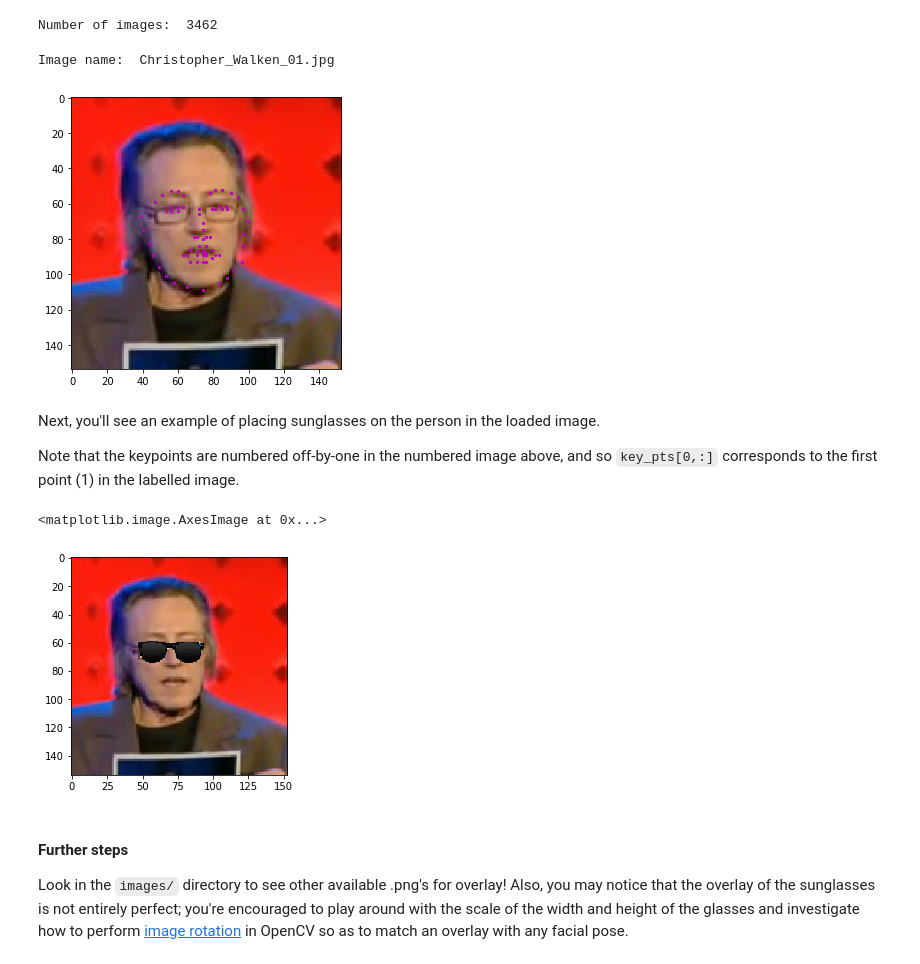
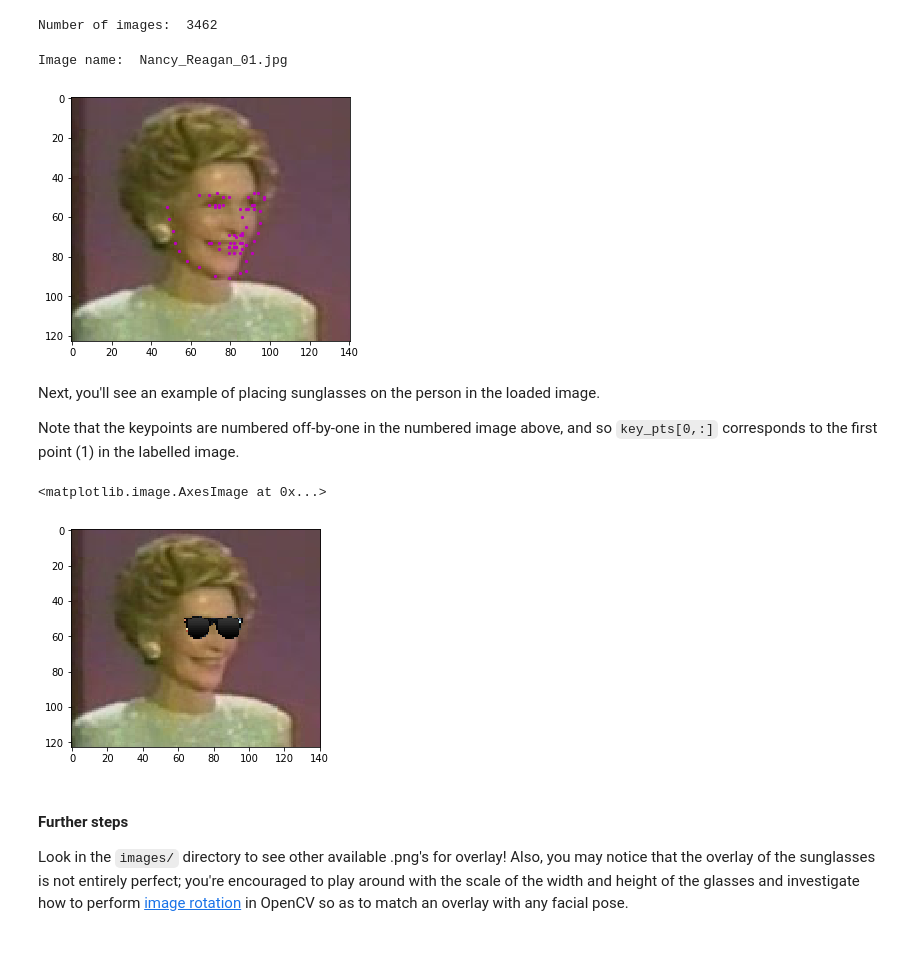
Before and after one commit to ykirpichev/Udacity_Facial_Keypoints, a Jupyter notebook: 4. Fun with Keypoints.ipynb, the cells around one changed output. Cells and saved outputs as stored; diff of their text form; code cells hidden in the pictures.

Commit message:
Display keypoints on original image

```diff
--- a/4. Fun with Keypoints.ipynb
+++ b/4. Fun with Keypoints.ipynb
@@ -87,20 +87,20 @@ def show_keypoints(image, key_pts):
     plt.scatter(key_pts[:, 0], key_pts[:, 1], s=20, marker='.', c='m')
 # %%
 # a selected image
-n = 120
+n = 50
 image_name = key_pts_frame.iloc[n, 0]
 image = mpimg.imread(os.path.join('data/training/', image_name))
 key_pts = key_pts_frame.iloc[n, 1:].as_matrix()
 key_pts = key_pts.astype('float').reshape(-1, 2)
 
 print('Image name: ', image_name)
 
 plt.figure(figsize=(5, 5))
 show_keypoints(image, key_pts)
 plt.show()
 # %% [output]
-Image name:  Christopher_Walken_01.jpg
+Image name:  Nancy_Reagan_01.jpg
-[figure, old version]
+[figure, new version]
 # %% [markdown]
 Next, you'll see an example of placing sunglasses on the person in the loaded image.
 
@@ -144,7 +144,7 @@ image_copy[y:y+h,x:x+w] = roi_color
 plt.imshow(image_copy)
 # %% [output]
 <matplotlib.image.AxesImage at 0x...>
-[figure, old version]
+[figure, new version]
 # %% [markdown]
 #### Further steps
 
```
